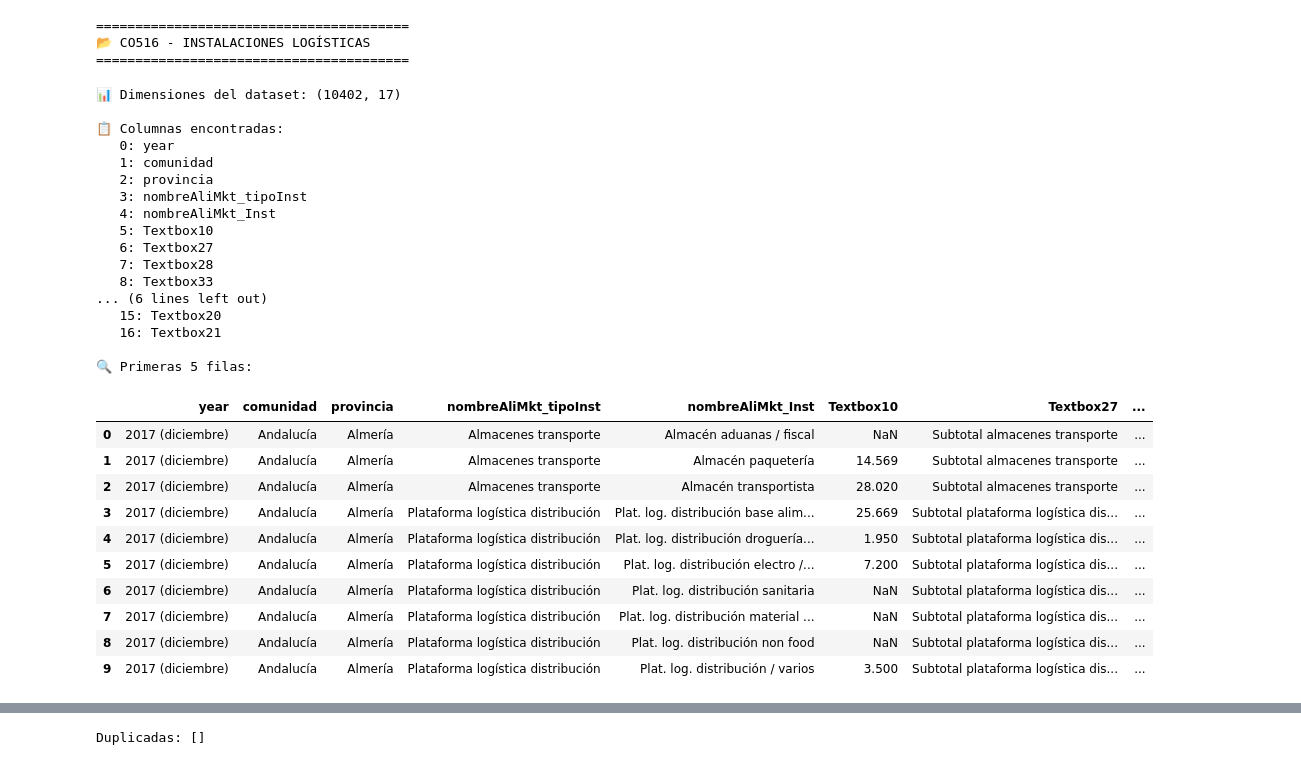
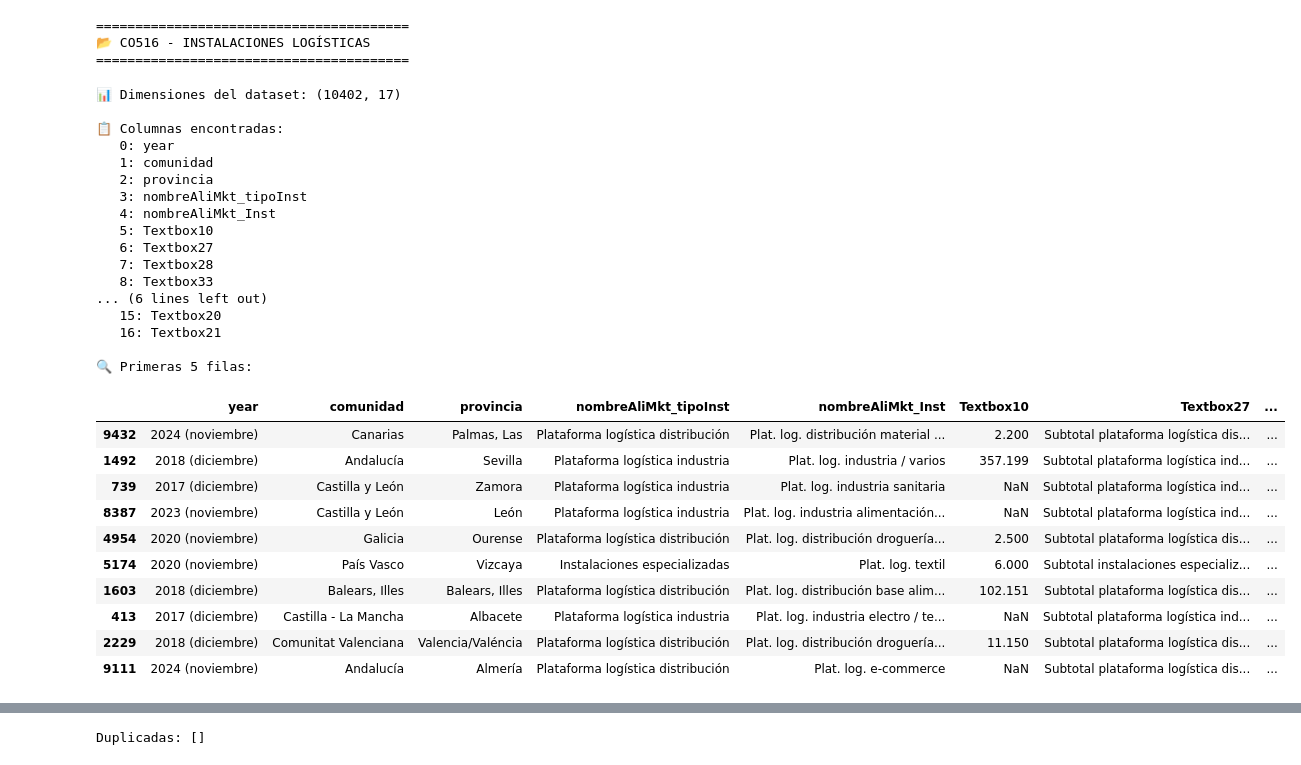
Before and after one commit to esanchezlaulhe1312/transporte_mercancias_carretera, a Jupyter notebook: notebooks/03_limpieza_parte_II.ipynb, the cells around one changed output, grey strips where cells are left out. Drawn from its saved outputs; the diff is of its cells as text; code cells hidden in the pictures.

```diff
--- a/notebooks/03_limpieza_parte_II.ipynb
+++ b/notebooks/03_limpieza_parte_II.ipynb
@@ -43,41 +43,41 @@ print("="*40)
 # %%
 path_co516 = os.path.join(ruta_raw, "CO516_Superficie_Instalacs_Logistica_Carr__TipoInstalac_CCAA_Provincia.csv")
 df_co516 = pd.read_csv(path_co516, sep=',', encoding='utf-8', decimal=',')
 
 print(f"\n📊 Dimensiones del dataset: {df_co516.shape}")
 print(f"\n📋 Columnas encontradas:")
 for i, col in enumerate(df_co516.columns):
     print(f"   {i}: {col}")
 
 # Ver las primeras filas
 print("\n🔍 Primeras 5 filas:")
-df_co516.head(10)
+df_co516.sample(10)
 # %% [output]
 📊 Dimensiones del dataset: (10402, 17)
 
 📋 Columnas encontradas:
    0: year
    1: comunidad
    2: provincia
    3: nombreAliMkt_tipoInst
    4: nombreAliMkt_Inst
    5: Textbox10
    6: Textbox27
    7: Textbox28
    8: Textbox33
 ... (6 lines left out)
    15: Textbox20
    16: Textbox21
 
 🔍 Primeras 5 filas:
 |  | year | comunidad | provincia | nombreAliMkt_tipoInst | nombreAliMkt_Inst | Textbox10 | Textbox27 | ... |
-| 0 | 2017 (diciembre) | Andalucía | Almería | Almacenes transporte | Almacén aduanas / fiscal | NaN | Subtotal almacenes transporte | ... |
-| 1 | 2017 (diciembre) | Andalucía | Almería | Almacenes transporte | Almacén paquetería | 14.569 | Subtotal almacenes transporte | ... |
-| 2 | 2017 (diciembre) | Andalucía | Almería | Almacenes transporte | Almacén transportista | 28.020 | Subtotal almacenes transporte | ... |
-| 3 | 2017 (diciembre) | Andalucía | Almería | Plataforma logística distribución | Plat. log. distribución base alim... | 25.669 | Subtotal plataforma logística dis... | ... |
-| 4 | 2017 (diciembre) | Andalucía | Almería | Plataforma logística distribución | Plat. log. distribución droguería... | 1.950 | Subtotal plataforma logística dis... | ... |
-| 5 | 2017 (diciembre) | Andalucía | Almería | Plataforma logística distribución | Plat. log. distribución electro /... | 7.200 | Subtotal plataforma logística dis... | ... |
-| 6 | 2017 (diciembre) | Andalucía | Almería | Plataforma logística distribución | Plat. log. distribución sanitaria | NaN | Subtotal plataforma logística dis... | ... |
-| 7 | 2017 (diciembre) | Andalucía | Almería | Plataforma logística distribución | Plat. log. distribución material ... | NaN | Subtotal plataforma logística dis... | ... |
-| 8 | 2017 (diciembre) | Andalucía | Almería | Plataforma logística distribución | Plat. log. distribución non food | NaN | Subtotal plataforma logística dis... | ... |
-| 9 | 2017 (diciembre) | Andalucía | Almería | Plataforma logística distribución | Plat. log. distribución / varios | 3.500 | Subtotal plataforma logística dis... | ... |
+| 9432 | 2024 (noviembre) | Canarias | Palmas, Las | Plataforma logística distribución | Plat. log. distribución material ... | 2.200 | Subtotal plataforma logística dis... | ... |
+| 1492 | 2018 (diciembre) | Andalucía | Sevilla | Plataforma logística industria | Plat. log. industria / varios | 357.199 | Subtotal plataforma logística ind... | ... |
+| 739 | 2017 (diciembre) | Castilla y León | Zamora | Plataforma logística industria | Plat. log. industria sanitaria | NaN | Subtotal plataforma logística ind... | ... |
+| 8387 | 2023 (noviembre) | Castilla y León | León | Plataforma logística industria | Plat. log. industria alimentación... | NaN | Subtotal plataforma logística ind... | ... |
+| 4954 | 2020 (noviembre) | Galicia | Ourense | Plataforma logística distribución | Plat. log. distribución droguería... | 2.500 | Subtotal plataforma logística dis... | ... |
+| 5174 | 2020 (noviembre) | País Vasco | Vizcaya | Instalaciones especializadas | Plat. log. textil | 6.000 | Subtotal instalaciones especializ... | ... |
+| 1603 | 2018 (diciembre) | Balears, Illes | Balears, Illes | Plataforma logística distribución | Plat. log. distribución base alim... | 102.151 | Subtotal plataforma logística dis... | ... |
+| 413 | 2017 (diciembre) | Castilla - La Mancha | Albacete | Plataforma logística industria | Plat. log. industria electro / te... | NaN | Subtotal plataforma logística ind... | ... |
+| 2229 | 2018 (diciembre) | Comunitat Valenciana | Valencia/Valéncia | Plataforma logística distribución | Plat. log. distribución droguería... | 11.150 | Subtotal plataforma logística dis... | ... |
+| 9111 | 2024 (noviembre) | Andalucía | Almería | Plataforma logística distribución | Plat. log. e-commerce | NaN | Subtotal plataforma logística dis... | ... |
```
Also changed, not shown: parts of 18 cells of this notebook, 10 other files.
